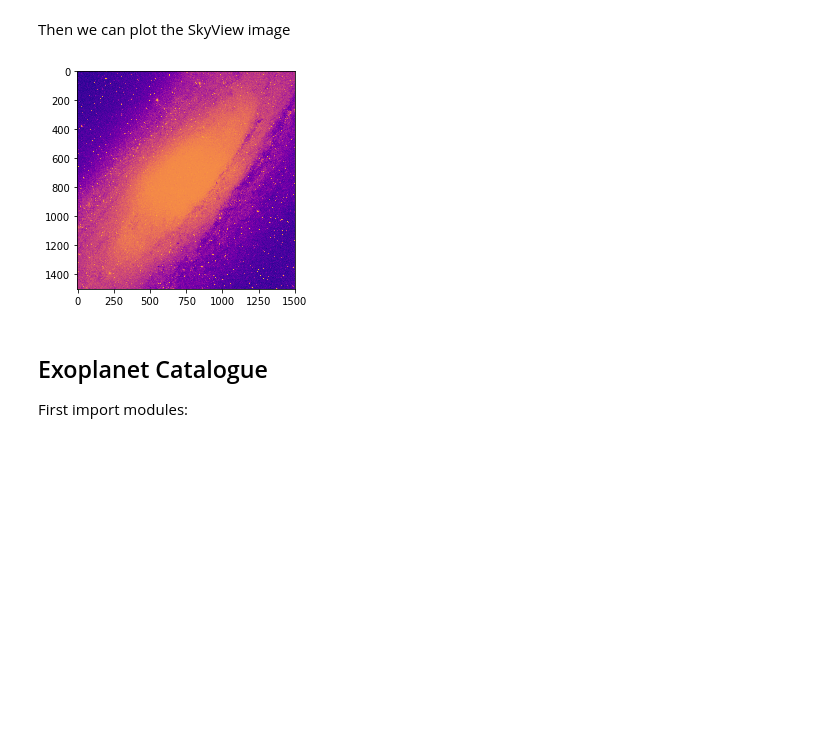
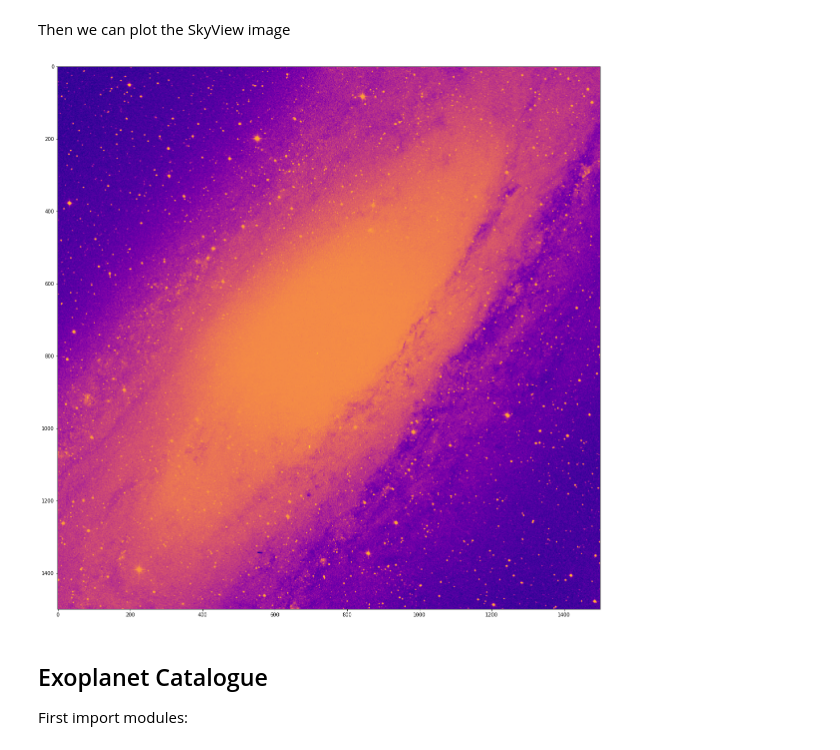
Before and after one commit to njcuk9999/neil_python_examples, a Jupyter notebook: tools/astroquery.ipynb, the cells around one changed output. Cells and saved outputs as stored; diff of their text form; code cells hidden in the pictures; blank space fills up the shorter version.

```diff
--- a/tools/astroquery.ipynb
+++ b/tools/astroquery.ipynb
@@ -58,10 +58,11 @@ Then we can plot the SkyView image
 # %%
 %matplotlib inline
 import matplotlib.pyplot as plt
 
+fig = plt.figure(figsize=(20, 20))
 im = plt.imshow(m31_image, cmap='plasma')
 # %% [output]
-[figure, old version]
+[figure, new version]
 # %% [markdown]
 ## Exoplanet Catalogue
 
```
